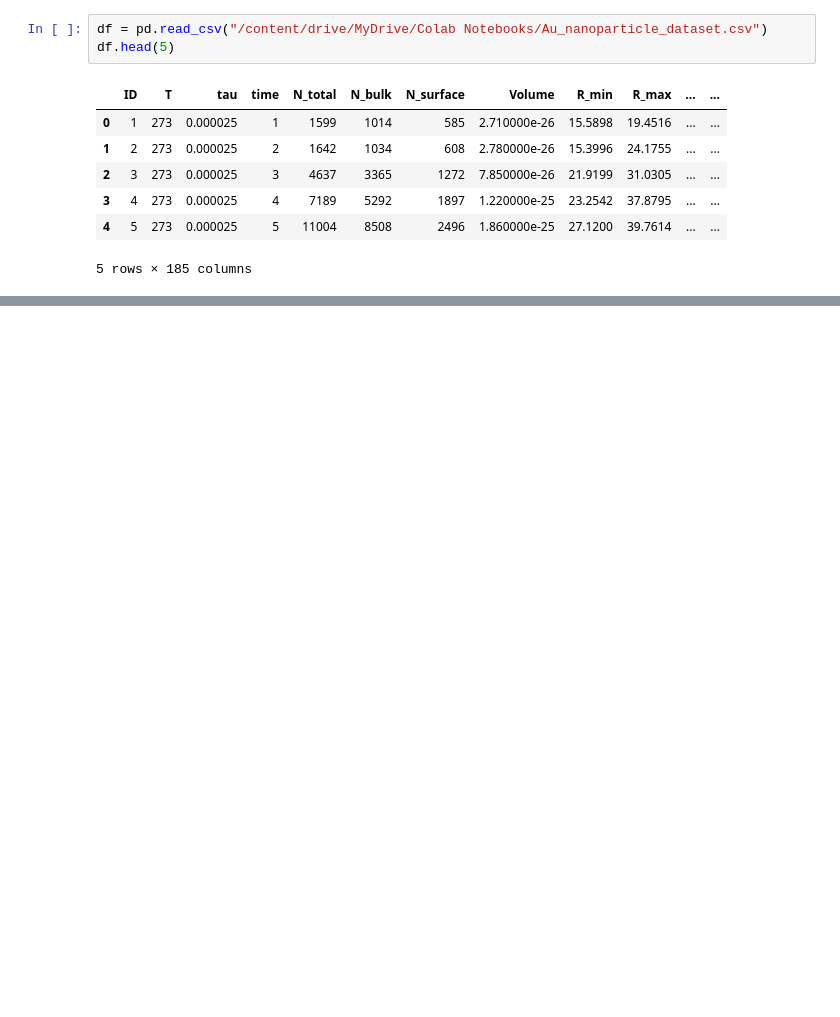
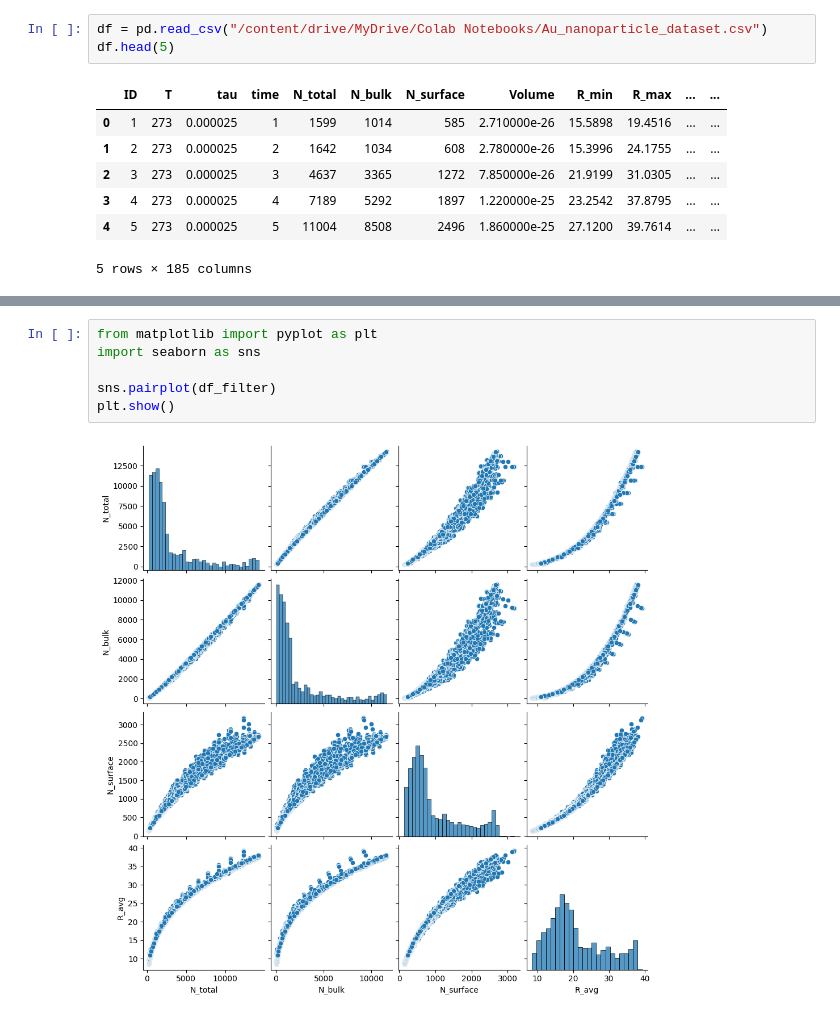
Before and after one commit to Manuja001/Deep_Learning, a Jupyter notebook: Lab01_Task2.ipynb, the cells around one changed output, grey strips where cells are left out. Cells and saved outputs as stored; diff of their text form; blank space fills up the shorter version.

```diff
--- a/Lab01_Task2.ipynb
+++ b/Lab01_Task2.ipynb
@@ -72,0 +68,8 @@ df["R_avg"].plot(kind = "hist" , bins=20 , color="orange")
+# %%
+from matplotlib import pyplot as plt
+import seaborn as sns
+
+sns.pairplot(df_filter)
+plt.show()
+# %% [output]
+[figure, added]
```
Also changed, not shown: parts of 9 cells of this notebook.
